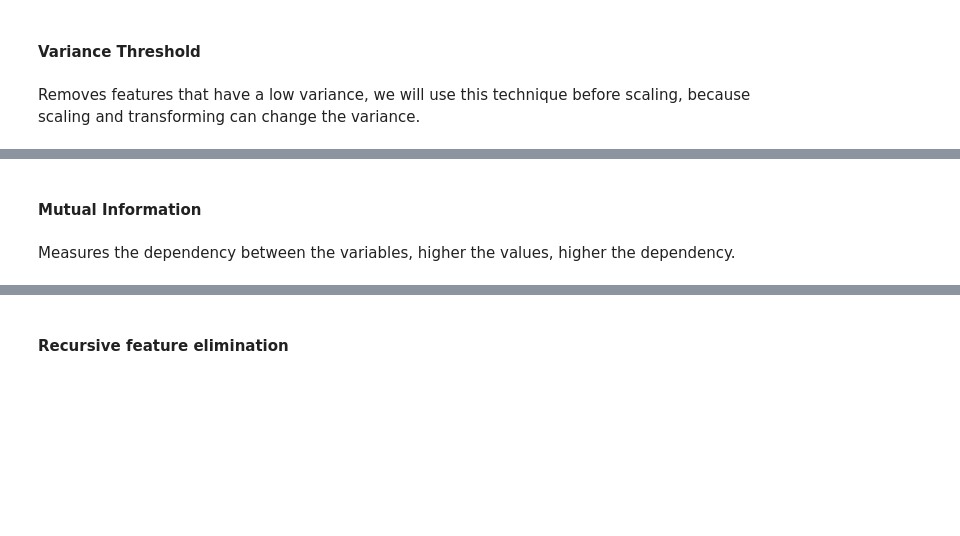
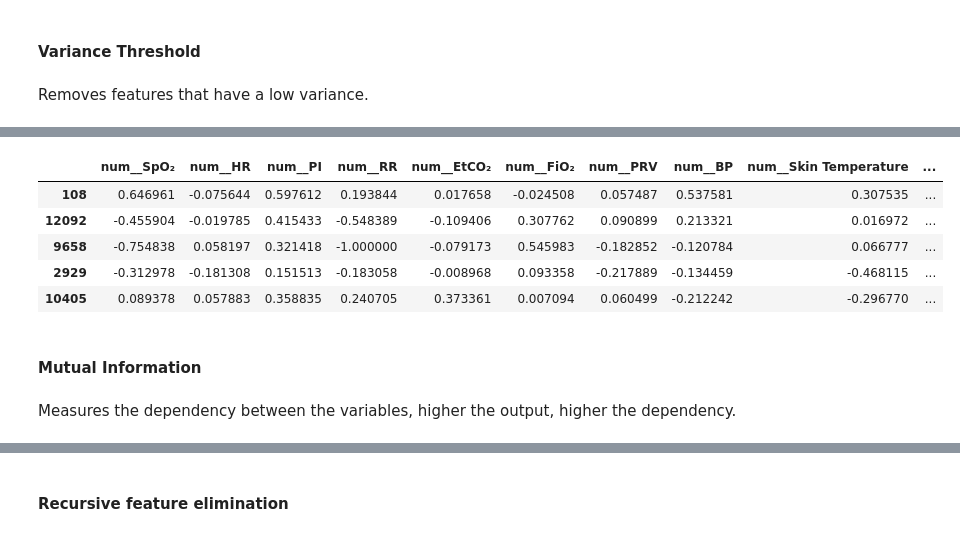
Before and after one commit to kurcinamarian/IAU, a Jupyter notebook: phase_2.ipynb, the cells around one changed output, grey strips where cells are left out. Drawn from its saved outputs; the diff is of its cells as text; code cells hidden in the pictures; blank space fills up the shorter version.

Commit message:
added finished feature selection

```diff
--- a/phase_2.ipynb
+++ b/phase_2.ipynb
@@ -258,14 +254,12 @@ class ParseLocation(BaseEstimator, TransformerMixin):
 # %% [markdown]
 Furthermore we create functions for other dataset transformations that we will need.
 # %%
-class DropColumns(BaseEstimator, TransformerMixin):
-    def __init__(self, columns=None):
-        self.columns = columns or []
+def drop_columns(X, y=None, columns=None):
+    X_transformed = X.drop(columns=columns or [], errors='ignore').copy()
+    if y is not None:
+        return X_transformed, y
+    return X_transformed
 
-    def fit(self, X, y=None):
-        return self
-
-    def transform(self, X,  y=None):
-        if y is not None:
-            return X, y
-        return X
+dropcolumns_transformer = FunctionTransformer(
+    drop_columns, kw_args={'columns': []}, validate=False
+)
@@ -650,16 +608,16 @@ Identify which attributes (features) in your data are informative with respect t
 # %% [markdown]
 #### Variance Threshold
 # %% [markdown]
-Removes features that have a low variance, we will use this technique before scaling, because scaling and transforming can change the variance.
+Removes features that have a low variance.
 # %%
 def get_numeric_columns(df):
     return df.select_dtypes(include=['int', 'float']).columns.tolist()
 
 numeric_pipeline = Pipeline([
-    #("power", PowerTransformer(method="yeo-johnson")),
-    ("poly", PolynomialFeatures(degree=2, include_bias=False)),
-    ("scaler", StandardScaler()),
-    #("scaler", MinMaxScaler(feature_range=(-1, 1)))
+    ("power", PowerTransformer(method="yeo-johnson")),
+    #("poly", PolynomialFeatures(degree=2, include_bias=False)),
+    #("scaler", StandardScaler()),
+    ("scaler", MinMaxScaler(feature_range=(-1, 1)))
 ])
 
 cat_pipeline = Pipeline([
@@ -670,27 +628,24 @@ cat_pipeline = Pipeline([
 observation_pipeline = Pipeline([
     ("schema", EnforceSchema(schema=observation_schema)),
     ("ranges", EnforceValueRanges(ranges=valid_ranges)),
-    ("drop_geo", DropColumns(columns=['latitude', 'longitude'])),
-    ("drop_na", DropNA(how='any')),
-    ("remove_duplicates", RemoveDuplicates()),
-    ("variance_threshold", VarianceThreshold(threshold=0.01).set_output(transform="pandas")),
+    ("drop_geo", FunctionTransformer(drop_columns, kw_args={'columns': ['latitude', 'longitude']}, validate=False)),
+    ("drop_na", FunctionTransformer(drop_na, kw_args={'how': 'any'}, validate=False)),
     ("encode", ColumnTransformer([
         ('cat', cat_pipeline, []),
         ('num', numeric_pipeline, get_numeric_columns)
-    ], remainder='passthrough').set_output(transform="pandas")),
-
+    ], remainder='drop').set_output(transform="pandas")),
+    ("variance_threshold", VarianceThreshold(threshold=0.01).set_output(transform="pandas")),
 ])
 
 station_pipeline = Pipeline([
     ("schema", EnforceSchema(schema=station_schema)),
-    ("drop_station_and_date", DropColumns(columns=['station', 'revision'])),
-    ("parse_location", ParseLocation(column='location')),
-    ("drop_na", DropNA(how='any')),
-    ("remove_duplicates", RemoveDuplicates()),
+    ("drop_station_and_date", FunctionTransformer(drop_columns, kw_args={'columns': ['station', 'revision']}, validate=False)),
+    ("parse_location", FunctionTransformer(parse_location, kw_args={'column': 'location'}, validate=False)),
+    ("drop_na", FunctionTransformer(drop_na, kw_args={'how': 'any'}, validate=False)),
     ("encode", ColumnTransformer([
         ('cat', cat_pipeline, ['continent', 'city', 'code']),
         ('num', numeric_pipeline, get_numeric_columns)
-    ], remainder='passthrough').set_output(transform="pandas")),
+    ], remainder='drop').set_output(transform="pandas")),
 ])
 
 
@@ -699,16 +654,18 @@ station_pipeline = Pipeline([
 transformed_observation = observation_pipeline.fit_transform(X_train, y_train)
 transformed_station = station_pipeline.fit_transform(pd.read_csv("dataset/station.csv", sep='\t'))
 
-select = VarianceThreshold(threshold=0.01)
-select.fit(X_train)
-select_features = X_train.columns[select.get_support()]
+select_variance = observation_pipeline.named_steps['variance_threshold']
+column_transformer = observation_pipeline.named_steps['encode']
+feature_names = column_transformer.get_feature_names_out()
+variances = select_variance.variances_
+variance_df = pd.DataFrame({
+    'feature': feature_names,
+    'variance': variances,
+    'selected': select_variance.get_support()
+})
 
-mask = select.get_support()
+variance_df = variance_df.sort_values(by='variance', ascending=False)
 
-removed_features = X_train.columns[~mask]
-
-print("Removed features due to low variance:")
-print(removed_features.tolist())
-
-print("Selected:\n", select_features.tolist())
+print(variance_df)
+transformed_observation.head()
 # %% [output]
@@ -719,7 +689,13 @@ Selected:
+|  | num__SpO₂ | num__HR | num__PI | num__RR | num__EtCO₂ | num__FiO₂ | num__PRV | num__BP | num__Skin Temperature | ... |
+| 108 | 0.646961 | -0.075644 | 0.597612 | 0.193844 | 0.017658 | -0.024508 | 0.057487 | 0.537581 | 0.307535 | ... |
+| 12092 | -0.455904 | -0.019785 | 0.415433 | -0.548389 | -0.109406 | 0.307762 | 0.090899 | 0.213321 | 0.016972 | ... |
+| 9658 | -0.754838 | 0.058197 | 0.321418 | -1.000000 | -0.079173 | 0.545983 | -0.182852 | -0.120784 | 0.066777 | ... |
+| 2929 | -0.312978 | -0.181308 | 0.151513 | -0.183058 | -0.008968 | 0.093358 | -0.217889 | -0.134459 | -0.468115 | ... |
+| 10405 | 0.089378 | 0.057883 | 0.358835 | 0.240705 | 0.373361 | 0.007094 | 0.060499 | -0.212242 | -0.296770 | ... |
 # %% [markdown]
 #### Mutual Information
 # %% [markdown]
-Measures the dependency between the variables, higher the values, higher the dependency.
+Measures the dependency between the variables, higher the output, higher the dependency.
 # %%
 def get_numeric_columns(df):
     return df.select_dtypes(include=['int', 'float']).columns.tolist()
```
Also changed, not shown: parts of 13 cells of this notebook.
